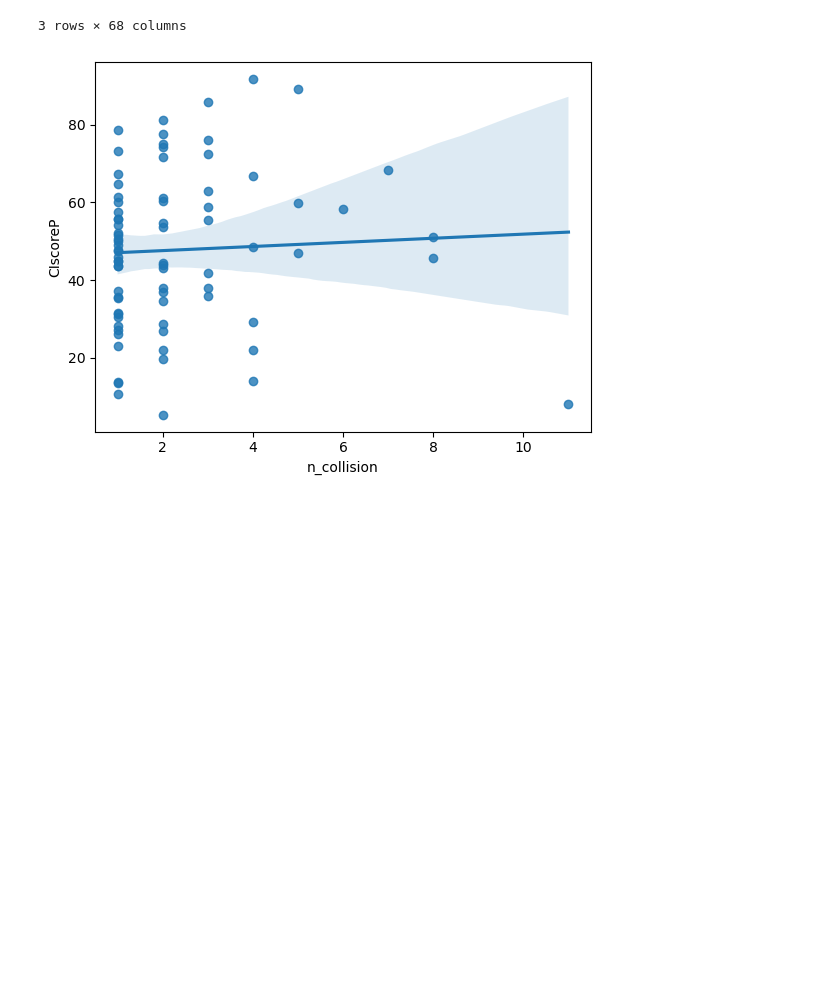
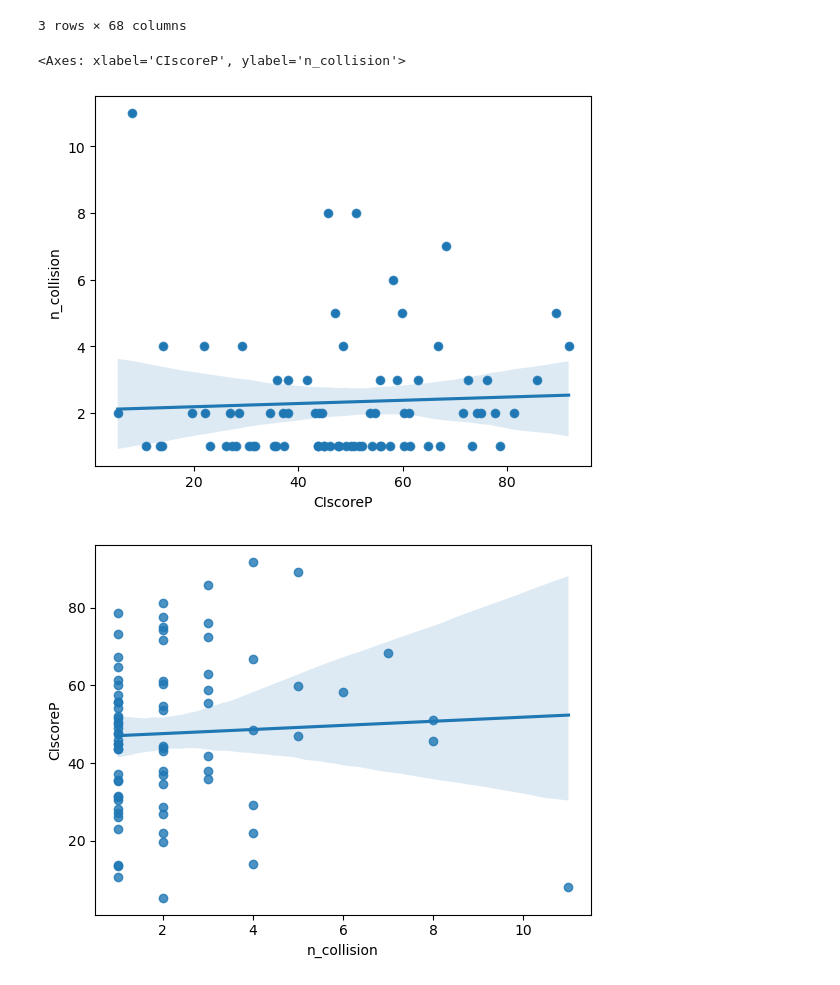
Before and after one commit to tomo-ujikawa/urbandatascience, a Jupyter notebook: classes_tomo/Class 4.ipynb, the cells around one changed output. Drawn from its saved outputs; the diff is of its cells as text; code cells hidden in the pictures; blank space fills up the shorter version.

```diff
--- a/classes_tomo/Class 4.ipynb
+++ b/classes_tomo/Class 4.ipynb
@@ -309,8 +326,11 @@ enviroscreen[enviroscreen.CIscoreP<0] = np.nan
 # %%
 #以下はsolutionにあるやり方。
 #0未満をdropさせたけど、0以上だけを選ぶ、というやり方もある
-enviroscreen[enviroscreen.CIscoreP>0].plot(y='n_collisions', x='CIscoreP', kind='scatter')
-sns.regplot(x='CIscoreP', y='n_collisions', data=enviroscreen[enviroscreen.CIscoreP>0])
+enviroscreen[enviroscreen.CIscoreP>0].plot(y='n_collision', x='CIscoreP', kind='scatter')
+sns.regplot(x='CIscoreP', y='n_collision', data=enviroscreen[enviroscreen.CIscoreP>0])
+# %% [output]
+<Axes: xlabel='CIscoreP', ylabel='n_collision'>
+[figure, added]
 # %%
 # your code here
 
```
Also changed, not shown: parts of 7 cells of this notebook.
